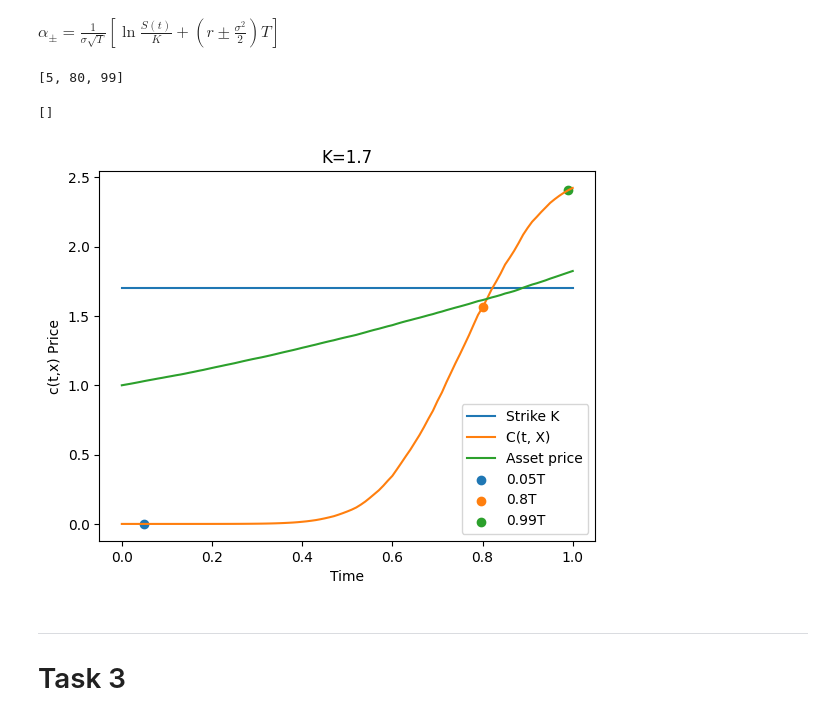
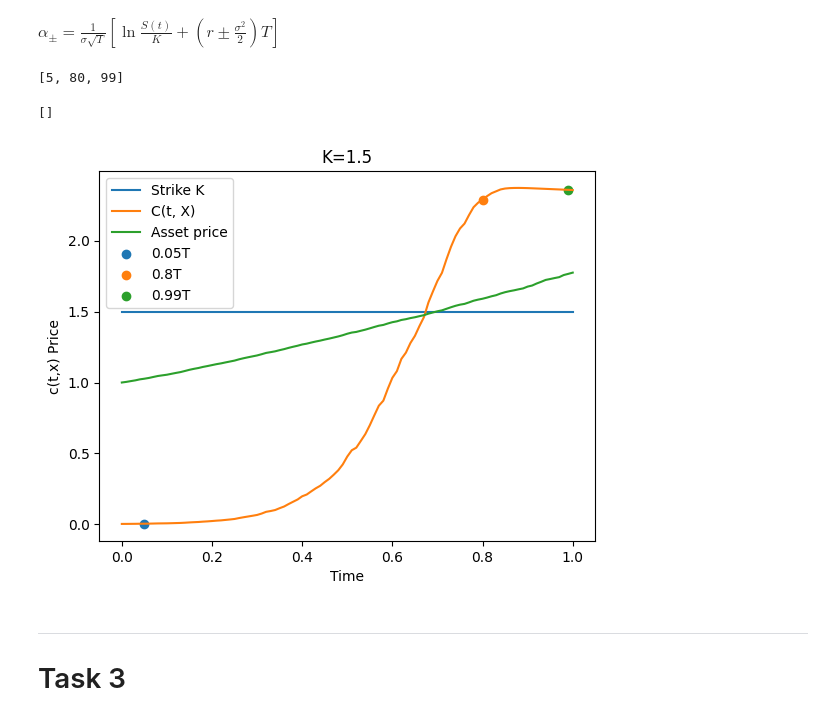
Before and after one commit to Kasymkhankhubiyev/Sirius-Uni, a Jupyter notebook: Derivatives/series1.ipynb, the cells around one changed output. Drawn from its saved outputs; the diff is of its cells as text; code cells hidden in the pictures.

```diff
--- a/Derivatives/series1.ipynb
+++ b/Derivatives/series1.ipynb
@@ -39,10 +41,10 @@ def modulate_asset_price(S0=1, r=0.0, sigma = 0, steps=100, trajectory_num=100,
     Returns:
         S_t, np.ndarray - матрица траекторий цен актива
     """
-    wiener_process_matrix = wiener_process(steps=steps, trajectory_num=trajectory_num)
+    wiener_process_matrix = wiener_process_v2(steps=steps, trajectory_num=trajectory_num)
     _time = np.linspace(start, end, num=steps+1)
     degree = np.expand_dims((r - sigma ** 2 / 2)*_time, axis=0) + sigma * wiener_process_matrix
-    S_t = np.exp(degree)
+    S_t = S0 * np.exp(degree)
     return S_t
 
 
@@ -63,7 +65,13 @@ def wiener_process(initial_value=0, steps=100, trajectory_num=100):
     values[:, 0] = initial_value
     for i in range(steps):
         previous_value = values[:, i]
+        np.random.seed(RANDOM_SEED)
         noise = np.random.normal(0, 1, size=(previous_value.shape))
         new_value = previous_value + noise
         values[:,i+1] += new_value
     return values
+
+def wiener_process_v2(initial_value=0, steps=100, trajectory_num=100):
+    values = np.zeros((trajectory_num, steps+1))
+    values[:, 1:] = np.random.normal(0, 1, size=(trajectory_num, steps)) #.shape
+    return np.cumsum(values, axis=1)
@@ -110,3 +129,9 @@ N = 10**6
+# %%
+STEPS = 10
+N = 10**6
+R = 0.1
+Sigma=0.03
+S0 = 1
 # %%
 fig, axs = plt.subplots(nrows=1, ncols=2, figsize=(12, 5))
 
@@ -180,7 +216,7 @@ $c(t,S(t)) = S(0)\Phi(\alpha_{+})-Ke^{-rt}\Phi(\alpha_{-})$
 $\alpha_{\pm}=\frac{1}{\sigma\sqrt{T}}[\ln{\frac{S(t)}{K}} + (r\pm\frac{\sigma^2}{2})T]$
 # %%
 def calculate_option_price(S0=1, K=1.3, r=0.0, sigma=0.0, steps=100, trajectory_num=100,
-                           start=0, end=1):
+                           start=0, end=1, S=None):
     """
         Calculates an option price respect to the price change of an underlying
 
@@ -195,40 +231,45 @@ def calculate_option_price(S0=1, K=1.3, r=0.0, sigma=0.0, steps=100, trajectory_
             end, float -
 
     """
-    S = modulate_asset_price(S0=S0, r=r, sigma=sigma, steps=steps, start=start, end=end,
-                             trajectory_num=trajectory_num).mean(axis=0)
-    alpha_pl = (np.log(S / K) + (r + sigma**2 / 2) * np.linspace(0, 1, steps+1)) / sigma / 1
-    alpha_ms = (np.log(S / K) + (r - sigma**2 / 2) * np.linspace(0, 1, steps+1)) / sigma / 1
+    if S is None:
+        S = modulate_asset_price(S0=S0, r=r, sigma=sigma, steps=steps, start=start, end=end,
+                                trajectory_num=trajectory_num).mean(axis=0)
+    alpha_pl = (np.log(S / K) + (r + sigma**2 / 2) * (end - np.linspace(start, end, steps+1))) / sigma / np.sqrt(end - np.linspace(start, end, steps+1))
+    alpha_ms = (np.log(S / K) + (r - sigma**2 / 2) * (end - np.linspace(start, end, steps+1))) / sigma / np.sqrt(end - np.linspace(start, end, steps+1))
     return S0 * norm.cdf(alpha_pl, loc=0, scale=1) + \
         K * np.exp(-r*np.linspace(start, end, steps+1)) * norm.cdf(alpha_ms, loc=0, scale=1), S
 # %%
-K = 1.7
+K = 1.5
 START = 0
 END=1
+STEPS = 100
 
 times = [0.05, 0.8, 0.99]
 indexes = [int(i*100) for i in times]
 print(indexes)
 
-option_prices, ss = calculate_option_price(K=K, r=R, sigma=0.1, trajectory_num=100000,
-                                           start=START, end=END)
+# S = np.linspace(0.7, 1.7, STEPS+1)
+S = None
+
+option_prices, ss = calculate_option_price(K=K, r=R, sigma=0.1, trajectory_num=10**4,
+                                           start=START, end=END, steps=STEPS, S=S)
 plt.plot( np.linspace(START, END, STEPS+1), np.ones_like(ss)*K, label='Strike K')
 plt.plot( np.linspace(START, END, STEPS+1), option_prices, label='C(t, X)')
 plt.plot( np.linspace(START, END, STEPS+1), ss, label='Asset price')
 
 plt.scatter( np.linspace(START, END, STEPS+1)[indexes[0]], option_prices[indexes[0]], label='0.05T')
 plt.scatter( np.linspace(START, END, STEPS+1)[indexes[1]], option_prices[indexes[1]], label='0.8T')
 plt.scatter( np.linspace(START, END, STEPS+1)[indexes[2]], option_prices[indexes[2]], label='0.99T')
 
 plt.title(f"K={K}")
 plt.xlabel('Time')
 plt.ylabel('c(t,x) Price')
 plt.legend()
 plt.plot()
 # %% [output]
 [5, 80, 99]
 []
-[figure, old version]
+[figure, new version]
 # %% [markdown]
 ---
 # Task 3
```
Also changed, not shown: parts of 18 cells of this notebook.
